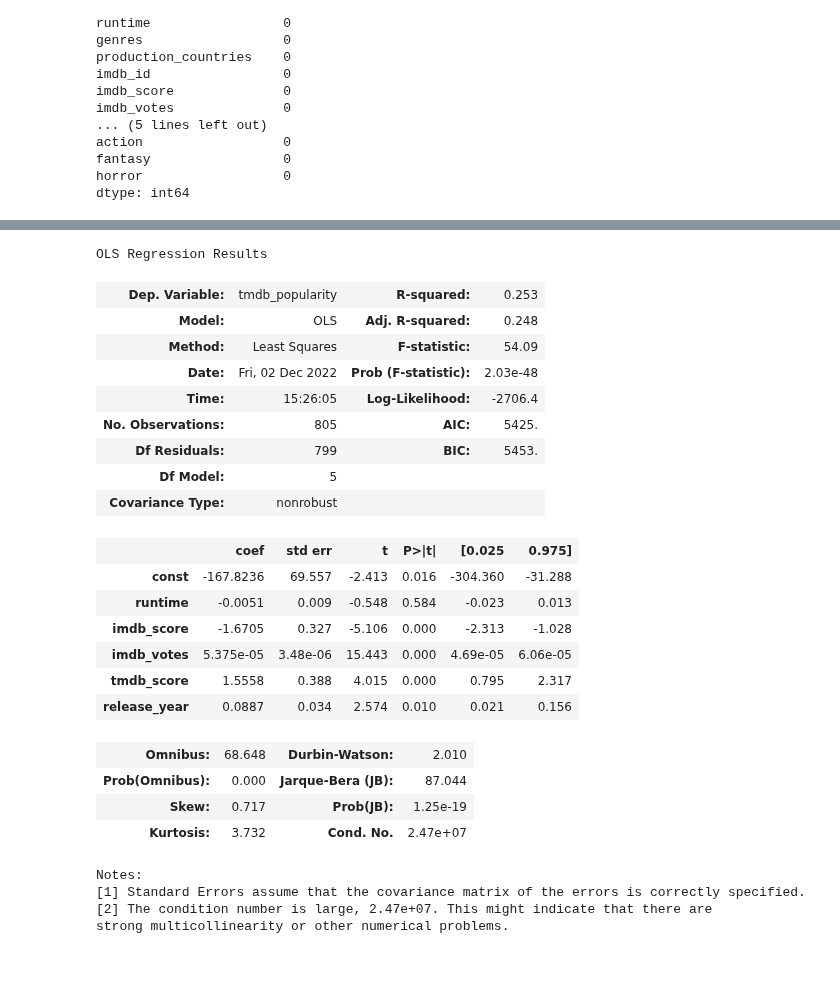
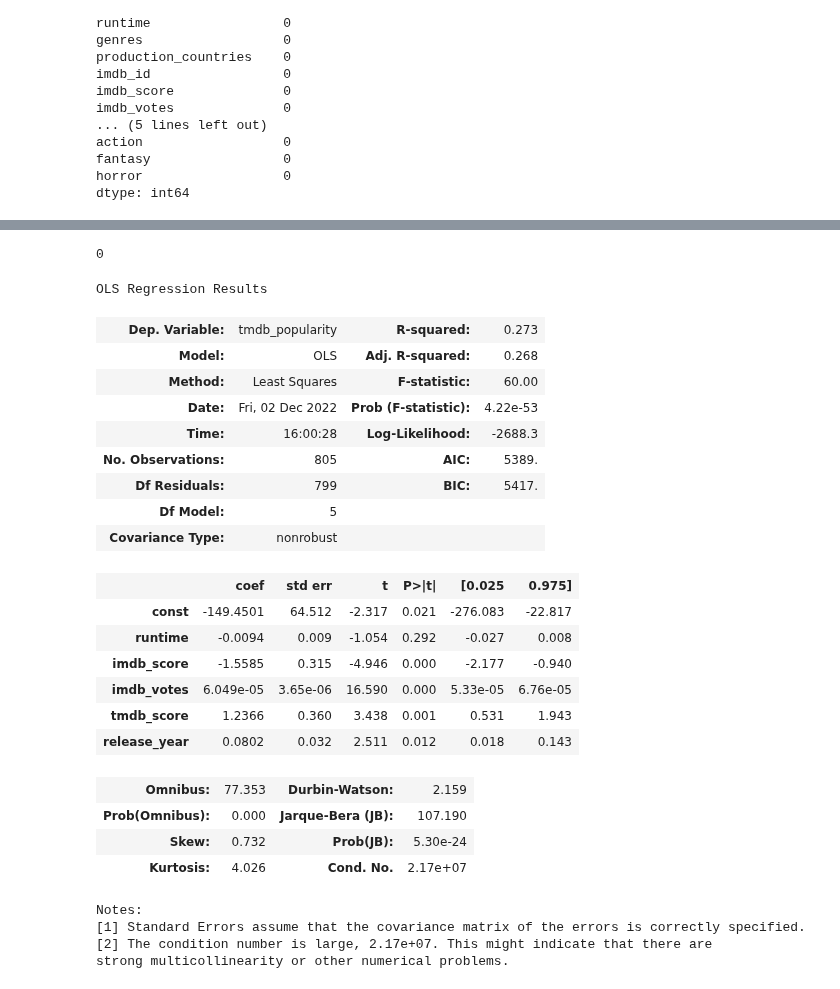
Before and after one commit to insper-classroom/22-2c-cd-p2-grupo_mace_girls, a Jupyter notebook: dados/relatorio.ipynb, the cells around one changed output, grey strips where cells are left out. Saved outputs shown, nothing was run; the diff lists cells and outputs as text; code cells hidden in the pictures.

```diff
--- a/dados/relatorio.ipynb
+++ b/dados/relatorio.ipynb
@@ -330,9 +330,9 @@ plt.legend()
 # %%
 from sklearn.model_selection import train_test_split
 #Dividindo o dataset em 80% treain e 20% test
-X = filtro
+X = filtro[['runtime', 'imdb_score', 'imdb_votes', 'tmdb_score', 'release_year']]
 y = filtro.tmdb_popularity
-X_train, X_test, y_train, y_test= train_test_split(X, y, test_size=0.2, random_state=1)
+X_train, X_test, y_train, y_test= train_test_split(X, y, test_size=0.2, random_state=0)
 #Desicion Tree regressor
 #dt = DecisionTreeRegressor(max_depth=10, min_samples_leaf=0, random_state=1)
 X_train.shape
@@ -384,41 +363,52 @@ dtype: int64
+# %%
+X_train = X_train.dropna()
+X_train.isna().sum()
+y_train = y_train.dropna()
+y_train.isna().sum()
+X_test =  X_test.dropna()
+X_test.isna().sum()
+y_test =  y_test.dropna()
+y_test.isna().sum()
+# %% [output]
+0
 # %%
 #Primeiramente fizemos regressão linear das features iniciais com popularidade
 import statsmodels.api as sm
 def regress(Y,X):
     X_cp = sm.add_constant(X)
     model = sm.OLS(Y,X_cp)
     results = model.fit()
 
     return results
 X = X_train[['runtime', 'imdb_score', 'imdb_votes', 'tmdb_score', 'release_year']]
-Y = X_train['tmdb_popularity']
+Y = y_train
 results = regress(Y,X)
 results.summary()
 # %% [output]
 OLS Regression Results
-| Dep. Variable: | tmdb_popularity | R-squared: | 0.253 |
-| Model: | OLS | Adj. R-squared: | 0.248 |
-| Method: | Least Squares | F-statistic: | 54.09 |
-| Date: | Fri, 02 Dec 2022 | Prob (F-statistic): | 2.03e-48 |
-| Time: | 15:26:05 | Log-Likelihood: | -2706.4 |
-| No. Observations: | 805 | AIC: | 5425. |
-| Df Residuals: | 799 | BIC: | 5453. |
+| Dep. Variable: | tmdb_popularity | R-squared: | 0.273 |
+| Model: | OLS | Adj. R-squared: | 0.268 |
+| Method: | Least Squares | F-statistic: | 60.00 |
+| Date: | Fri, 02 Dec 2022 | Prob (F-statistic): | 4.22e-53 |
+| Time: | 16:00:28 | Log-Likelihood: | -2688.3 |
+| No. Observations: | 805 | AIC: | 5389. |
+| Df Residuals: | 799 | BIC: | 5417. |
 | Df Model: | 5 |  |  |
 | Covariance Type: | nonrobust |  |  |
 |  | coef | std err | t | P>|t| | [0.025 | 0.975] |
-| const | -167.8236 | 69.557 | -2.413 | 0.016 | -304.360 | -31.288 |
-| runtime | -0.0051 | 0.009 | -0.548 | 0.584 | -0.023 | 0.013 |
-| imdb_score | -1.6705 | 0.327 | -5.106 | 0.000 | -2.313 | -1.028 |
-| imdb_votes | 5.375e-05 | 3.48e-06 | 15.443 | 0.000 | 4.69e-05 | 6.06e-05 |
-| tmdb_score | 1.5558 | 0.388 | 4.015 | 0.000 | 0.795 | 2.317 |
-| release_year | 0.0887 | 0.034 | 2.574 | 0.010 | 0.021 | 0.156 |
+| const | -149.4501 | 64.512 | -2.317 | 0.021 | -276.083 | -22.817 |
+| runtime | -0.0094 | 0.009 | -1.054 | 0.292 | -0.027 | 0.008 |
+| imdb_score | -1.5585 | 0.315 | -4.946 | 0.000 | -2.177 | -0.940 |
+| imdb_votes | 6.049e-05 | 3.65e-06 | 16.590 | 0.000 | 5.33e-05 | 6.76e-05 |
+| tmdb_score | 1.2366 | 0.360 | 3.438 | 0.001 | 0.531 | 1.943 |
+| release_year | 0.0802 | 0.032 | 2.511 | 0.012 | 0.018 | 0.143 |
-| Omnibus: | 68.648 | Durbin-Watson: | 2.010 |
-| Prob(Omnibus): | 0.000 | Jarque-Bera (JB): | 87.044 |
-| Skew: | 0.717 | Prob(JB): | 1.25e-19 |
-| Kurtosis: | 3.732 | Cond. No. | 2.47e+07 |
+| Omnibus: | 77.353 | Durbin-Watson: | 2.159 |
+| Prob(Omnibus): | 0.000 | Jarque-Bera (JB): | 107.190 |
+| Skew: | 0.732 | Prob(JB): | 5.30e-24 |
+| Kurtosis: | 4.026 | Cond. No. | 2.17e+07 |
 Notes:
 [1] Standard Errors assume that the covariance matrix of the errors is correctly specified.
-[2] The condition number is large, 2.47e+07. This might indicate that there are
+[2] The condition number is large, 2.17e+07. This might indicate that there are
 strong multicollinearity or other numerical problems.
 # %%
 X = X_train[['imdb_score', 'imdb_votes', 'tmdb_score', 'release_year']]
```
Also changed, not shown: parts of 7 cells of this notebook.
